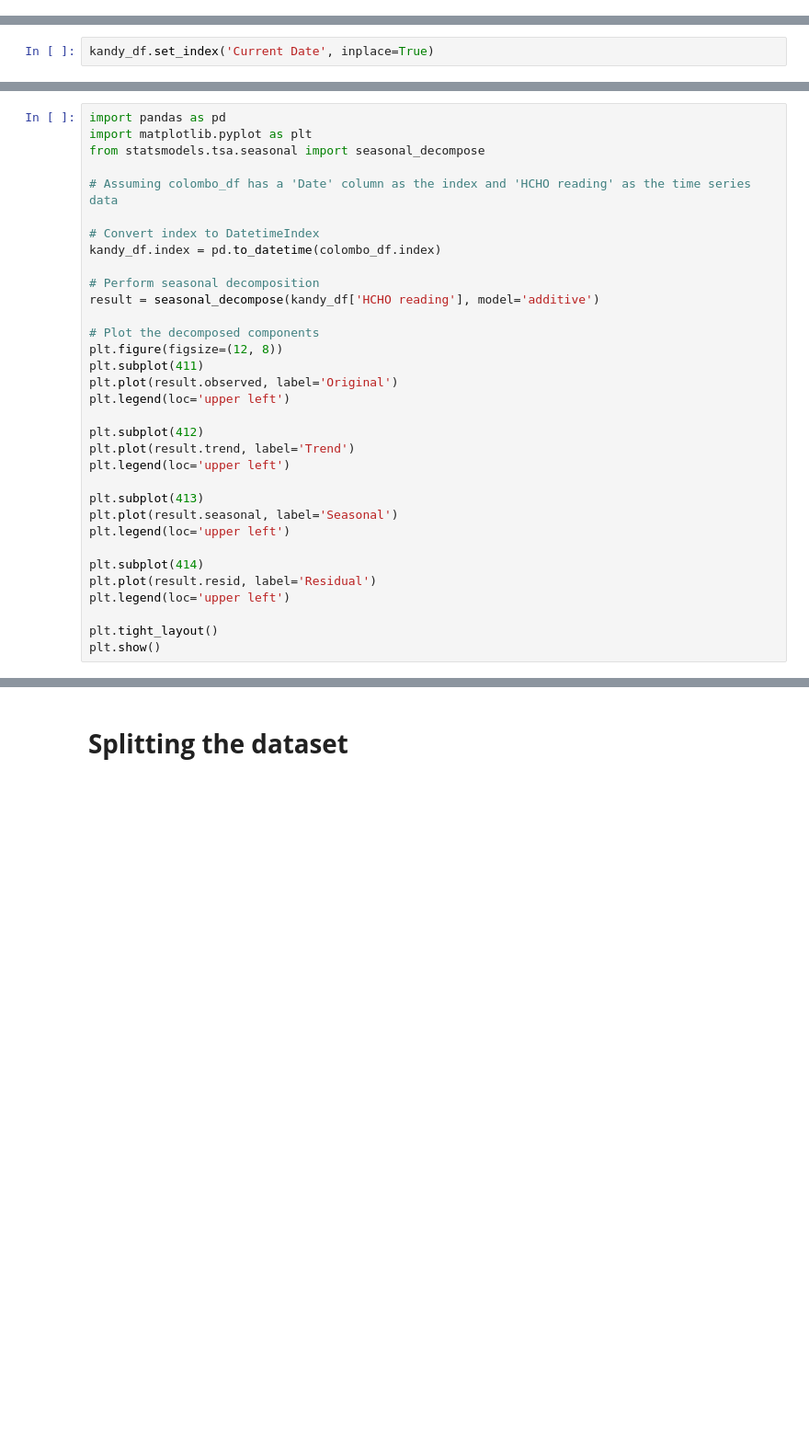
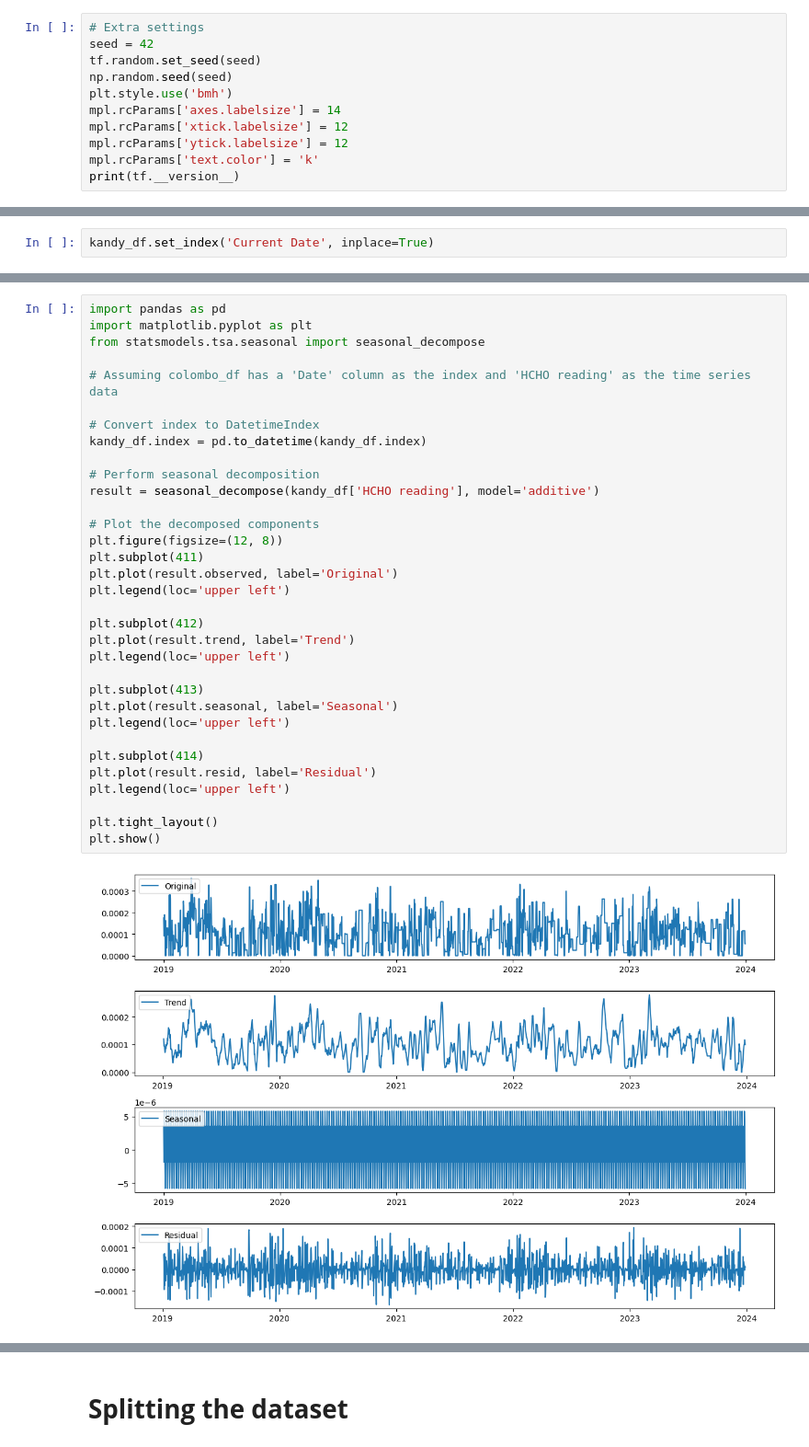
Before and after one commit to Esandu-Meth-Obadaarachchi/HCHO-level-Time-series-forecasting, a Jupyter notebook: kandy_models.ipynb, the cells around one changed output, grey strips where cells are left out. Shown at 92% size. Cells and saved outputs as stored; diff of their text form; blank space fills up the shorter version.

```diff
--- a/kandy_models.ipynb
+++ b/kandy_models.ipynb
@@ -15,6 +15,17 @@ from statsmodels.graphics.tsaplots import plot_acf, plot_pacf
 from statsmodels.tsa import api as smt
 from statsmodels.tsa.seasonal import seasonal_decompose
 from statsmodels.tsa.stattools import adfuller
+# %%
+# Extra settings
+seed = 42
+tf.random.set_seed(seed)
+np.random.seed(seed)
+plt.style.use('bmh')
+mpl.rcParams['axes.labelsize'] = 14
+mpl.rcParams['xtick.labelsize'] = 12
+mpl.rcParams['ytick.labelsize'] = 12
+mpl.rcParams['text.color'] = 'k'
+print(tf.__version__)
 # %%
 from google.colab import drive
 # %%
@@ -52,34 +77,36 @@ import pandas as pd
 import matplotlib.pyplot as plt
 from statsmodels.tsa.seasonal import seasonal_decompose
 
 # Assuming colombo_df has a 'Date' column as the index and 'HCHO reading' as the time series data
 
 # Convert index to DatetimeIndex
-kandy_df.index = pd.to_datetime(colombo_df.index)
+kandy_df.index = pd.to_datetime(kandy_df.index)
 
 # Perform seasonal decomposition
 result = seasonal_decompose(kandy_df['HCHO reading'], model='additive')
 
 # Plot the decomposed components
 plt.figure(figsize=(12, 8))
 plt.subplot(411)
 plt.plot(result.observed, label='Original')
 plt.legend(loc='upper left')
 
 plt.subplot(412)
 plt.plot(result.trend, label='Trend')
 plt.legend(loc='upper left')
 
 plt.subplot(413)
 plt.plot(result.seasonal, label='Seasonal')
 plt.legend(loc='upper left')
 
 plt.subplot(414)
 plt.plot(result.resid, label='Residual')
 plt.legend(loc='upper left')
 
 plt.tight_layout()
 plt.show()
+# %% [output]
+[figure, added]
 # %%
 import numpy as np
 import matplotlib.pyplot as plt
```
Also changed, not shown: parts of 18 cells of this notebook.
